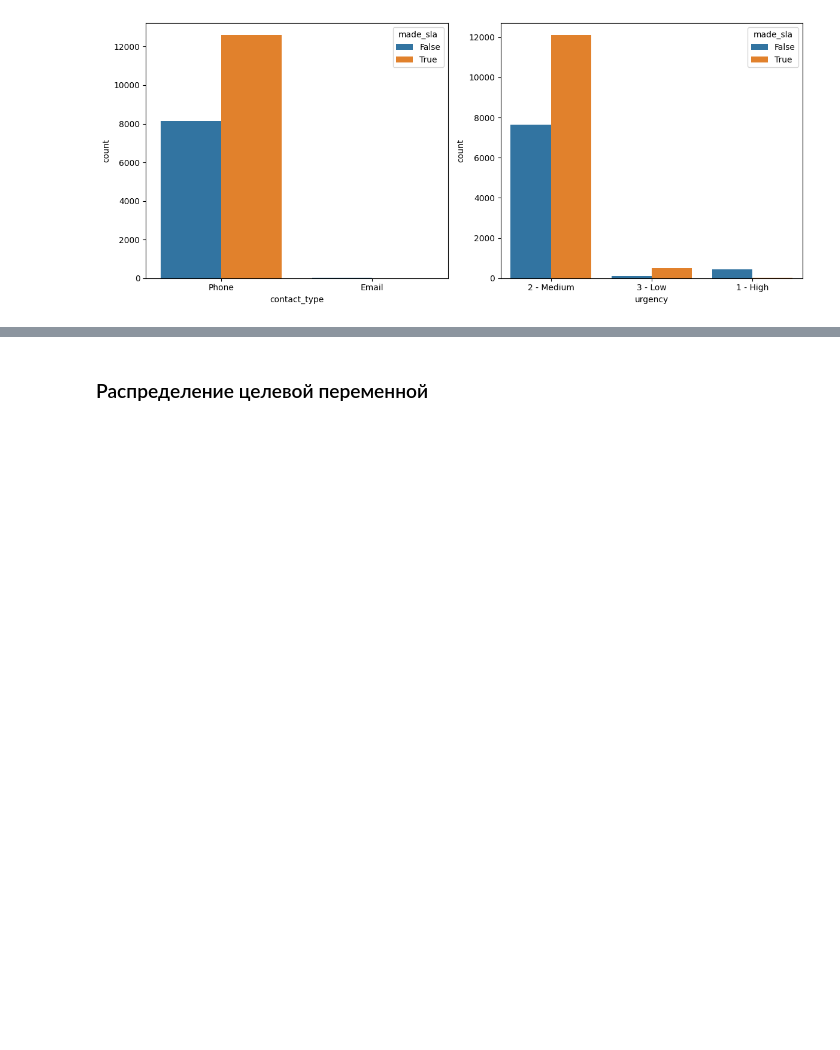
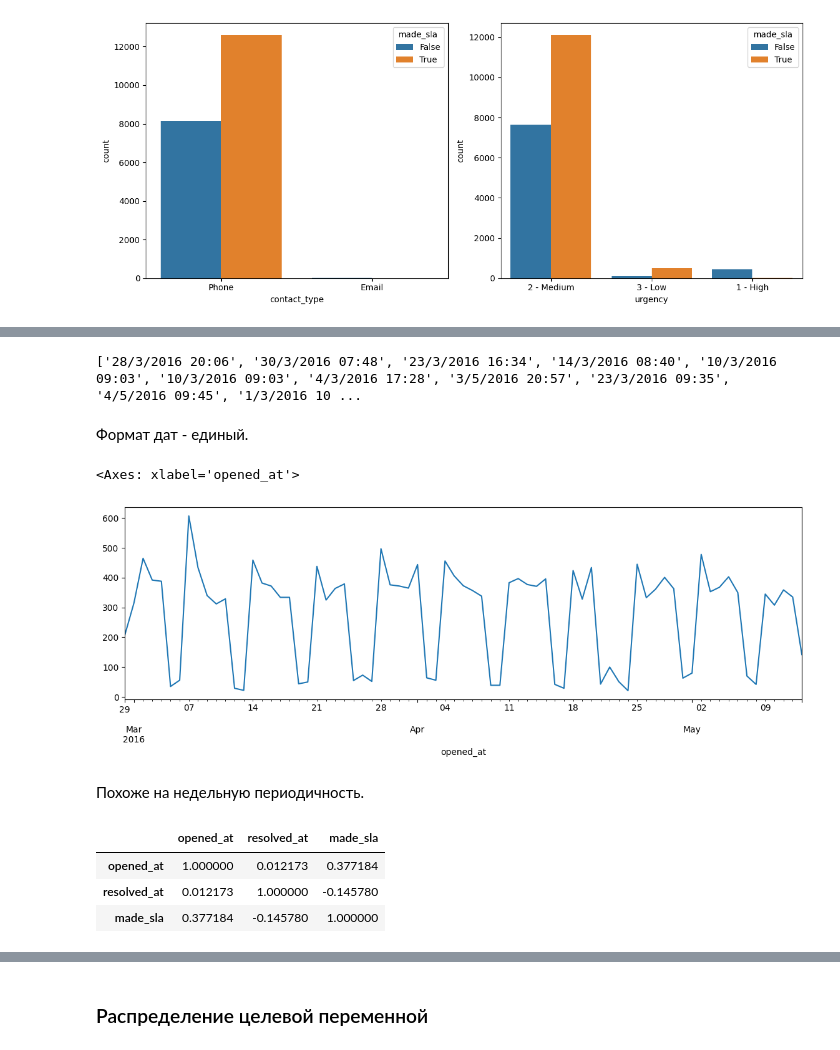
Before and after one commit to AlexxRus/telecom-incident-analytics, a Jupyter notebook: incident_sla_analysis.ipynb, the cells around one changed output, grey strips where cells are left out. Saved outputs shown, nothing was run; the diff lists cells and outputs as text; code cells hidden in the pictures; blank space fills up the shorter version.

```diff
--- a/incident_sla_analysis.ipynb
+++ b/incident_sla_analysis.ipynb
@@ -402,0 +486,23 @@ plt.show()
+# %%
+# Сырые строки без парсинга — взгляд на формат
+raw = pd.read_csv('data/incident_event_log.csv', dtype=str)
+print(raw['opened_at'].dropna().sample(15, random_state=1).tolist())
+# %% [output]
+['28/3/2016 20:06', '30/3/2016 07:48', '23/3/2016 16:34', '14/3/2016 08:40', '10/3/2016 09:03', '10/3/2016 09:03', '4/3/2016 17:28', '3/5/2016 20:57', '23/3/2016 09:35', '4/5/2016 09:45', '1/3/2016 10 ...
+# %% [markdown]
+Формат дат - единый.
+# %%
+# Распределение по дням
+df_obj_features.dropna(subset=['opened_at']).set_index('opened_at').resample('D')['number'].nunique().plot(figsize=(14, 4))
+# %% [output]
+<Axes: xlabel='opened_at'>
+[figure, added]
+# %% [markdown]
+Похоже на недельную периодичность.
+# %%
+df_filtered[['opened_at', 'resolved_at', 'made_sla']].corr()
+# %% [output]
+|  | opened_at | resolved_at | made_sla |
+| opened_at | 1.000000 | 0.012173 | 0.377184 |
+| resolved_at | 0.012173 | 1.000000 | -0.145780 |
+| made_sla | 0.377184 | -0.145780 | 1.000000 |
```
Also changed, not shown: parts of 84 cells of this notebook, 4 other files.
